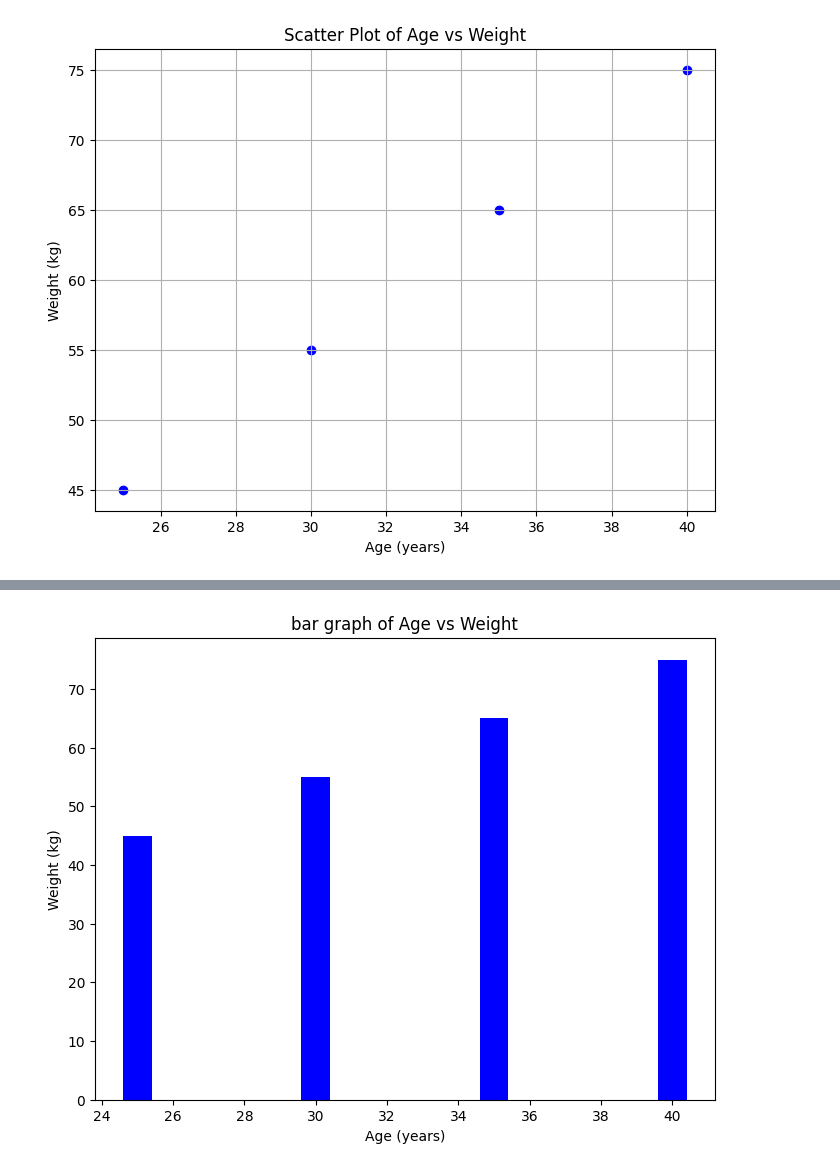
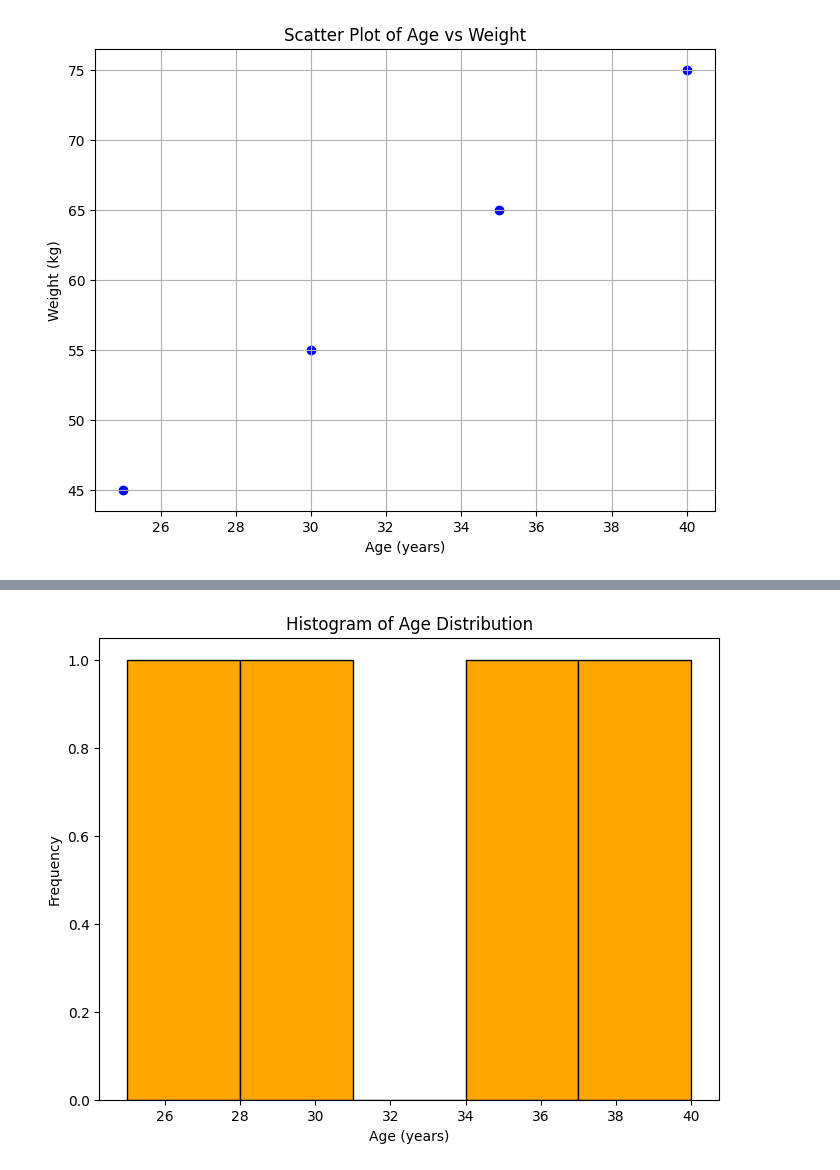
Before and after one commit to chsrinidh/AIML-Lab, a Jupyter notebook: (2303A52398)assigment2.ipynb, the cells around one changed output, grey strips where cells are left out. Drawn from its saved outputs; the diff is of its cells as text; code cells hidden in the pictures.

```diff
--- a/(2303A52398)assigment2.ipynb
+++ b/(2303A52398)assigment2.ipynb
@@ -42,11 +52,10 @@ plt.show()
 # %%
-import matplotlib.pyplot as plt
-#3.2 bar Plot: Age vs Weight
+# 5. Histogram: Distribution of Age
 plt.figure(figsize=(8, 6))
-plt.bar(df['Age'], df['Weight'], color='blue')
-plt.title('bar graph of Age vs Weight')
+plt.hist(df['Age'], bins=5, color='orange', edgecolor='black')
+plt.title('Histogram of Age Distribution')
 plt.xlabel('Age (years)')
-plt.ylabel('Weight (kg)')
+plt.ylabel('Frequency')
 plt.show()
 # %% [output]
-[figure, old version]
+[figure, new version]
```
Also changed, not shown: parts of 1 cell of this notebook.
